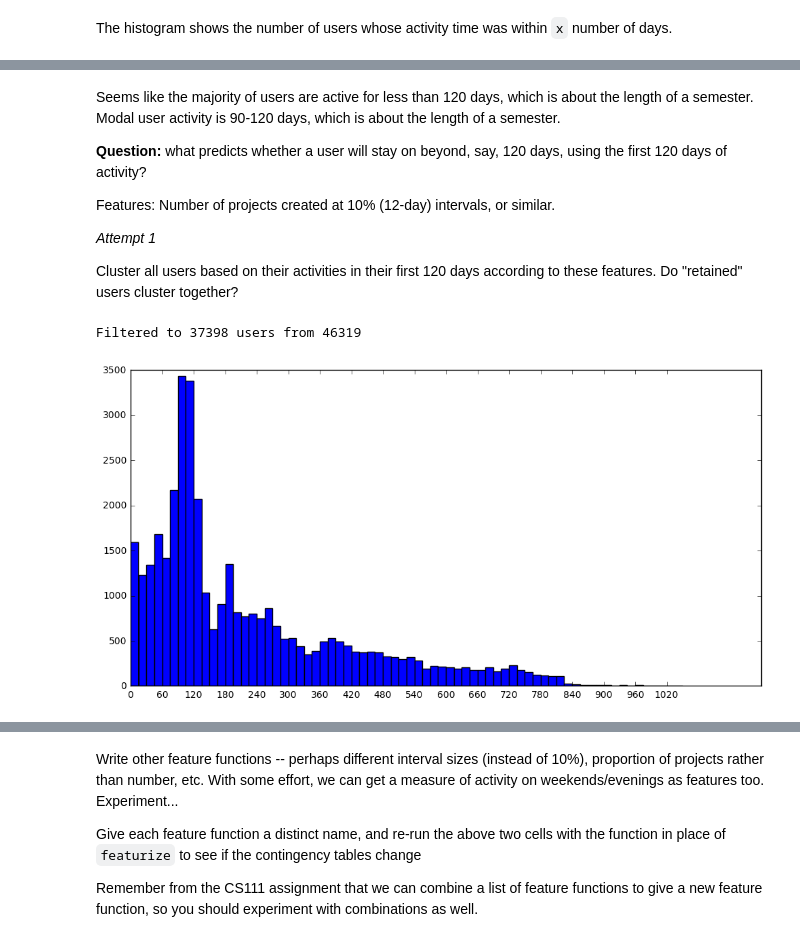
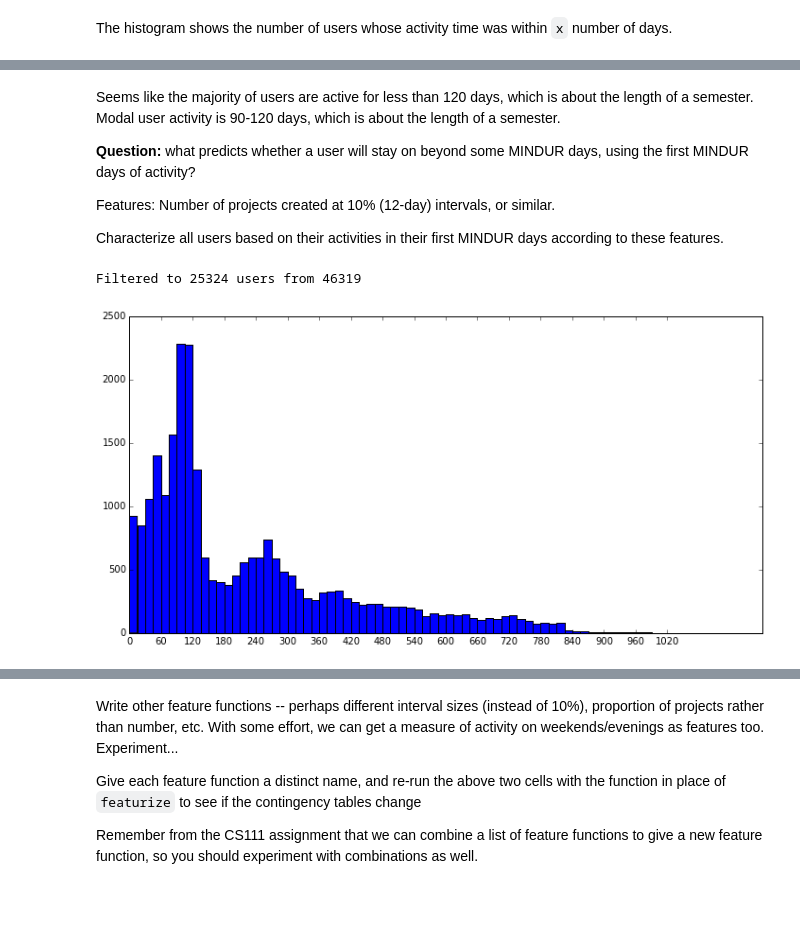
Before and after one commit to sravanareddy/appinventor, a Jupyter notebook: UserRetention.ipynb, the cells around one changed output, grey strips where cells are left out. Drawn from its saved outputs; the diff is of its cells as text; code cells hidden in the pictures; blank space fills up the shorter version.

Commit message:
cleaned up data and organization, added notes, skeleton for classification

```diff
--- a/UserRetention.ipynb
+++ b/UserRetention.ipynb
@@ -74,7 +74,7 @@ Not too different.
 
 Now let's get the length of activity for each user (still using creation times) in days.
 # %%
-activity_length_hist = numpy.zeros(len(data))
+user_activity_length = numpy.zeros(len(data))
 for i, user in enumerate(data.keys()):
     ctimes = [ctime for ctime, _ in data[user]]
     user_activity_length[i] = (max(ctimes) - min(ctimes))/(86400*1000)
@@ -89,35 +89,39 @@ plt.show()
 # %% [markdown]
 Seems like the majority of users are active for less than 120 days, which is about the length of a semester. Modal user activity is 90-120 days, which is about the length of a semester.
 
-**Question:** what predicts whether a user will stay on beyond, say, 120 days, using the first 120 days of activity?
+**Question:** what predicts whether a user will stay on beyond some MINDUR days, using the first MINDUR days of activity?
 
 Features: Number of projects created at 10% (12-day) intervals, or similar.
 
-*Attempt 1*
-
-Cluster all users based on their activities in their first 120 days according to these features.
-Do "retained" users cluster together?
+Characterize all users based on their activities in their first MINDUR days according to these features.
 # %%
-# get subset of data from "old" users whose earliest creation date is more than 180 days before the end of the dataset
-# (giving them a good chance to stay on for more than 120 days)
+MAXDUR = 300
+MINDUR = 150
+# get subset of data from "old" users whose earliest creation date is more than MAXDUR days before the end of the dataset
+# (giving them a good chance to stay on for more than MINDUR days),
+# AND have activity within MAXDUR days if they are active beyond MINDUR (to be fair to recent users)
 old_data = {}
 for user in data:
     start_time = min([ctime for ctime, _ in data[user]])
-    if int((latest-start_time)/(86400.*1000))>180:
+    if int((latest-start_time)/(86400.*1000))>MAXDUR:
+        post = filter(lambda length: length>MINDUR,
+                      map(lambda (ctime,mtime): (ctime-start_time)/(86400.*1000), data[user]))
+        if len(post)>0 and len(filter(lambda length: length<=MAXDUR, post))==0:
+            continue  # ignore users who have no activity in the 120-180 period
         old_data[user] = data[user]
 print 'Filtered to', len(old_data), 'users from', len(data)
 
 old_user_activity_length = numpy.zeros(len(old_data))
 for i, user in enumerate(old_data.keys()):
     ctimes = [ctime for ctime, _ in data[user]]
     old_user_activity_length[i] = (max(ctimes) - min(ctimes))/(86400*1000)
 
 plt.hist(old_user_activity_length, bins=range(0, int(max(old_user_activity_length))+1, 15))
 plt.xticks(range(0, int(max(old_user_activity_length))+1, 60))
 plt.show()
 # %% [output]
-Filtered to 37398 users from 46319
+Filtered to 25324 users from 46319
-[figure, old version]
+[figure, new version]
 # %%
 def getAverageProjectLen(user):
     num_projects = len(user) # total number of projects done by user
```
Also changed, not shown: parts of 14 cells of this notebook.
